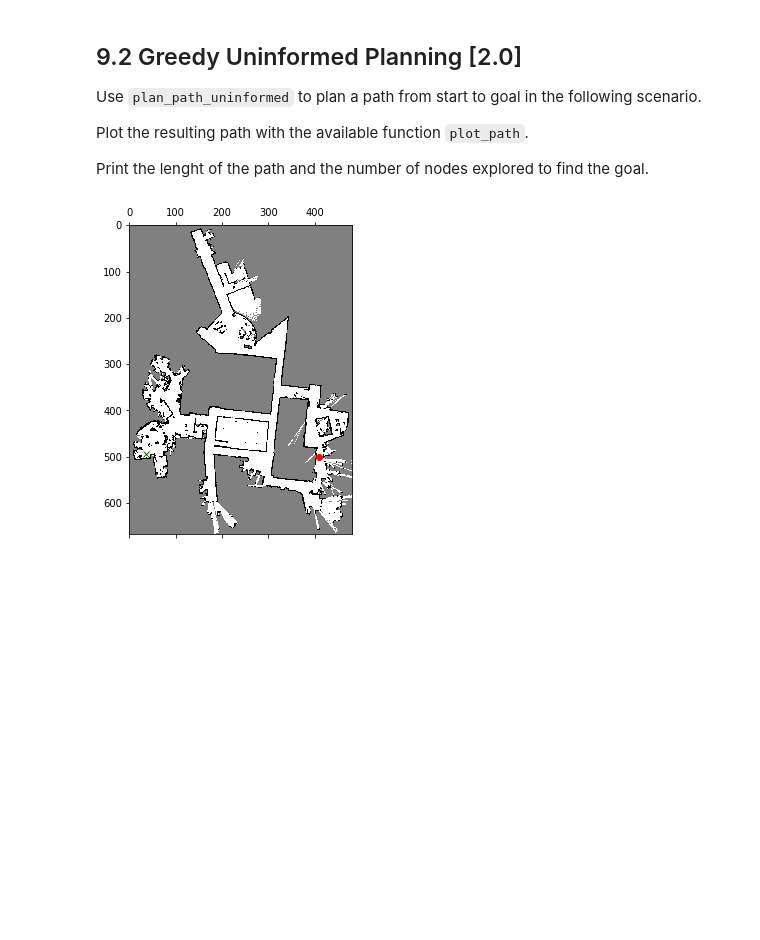
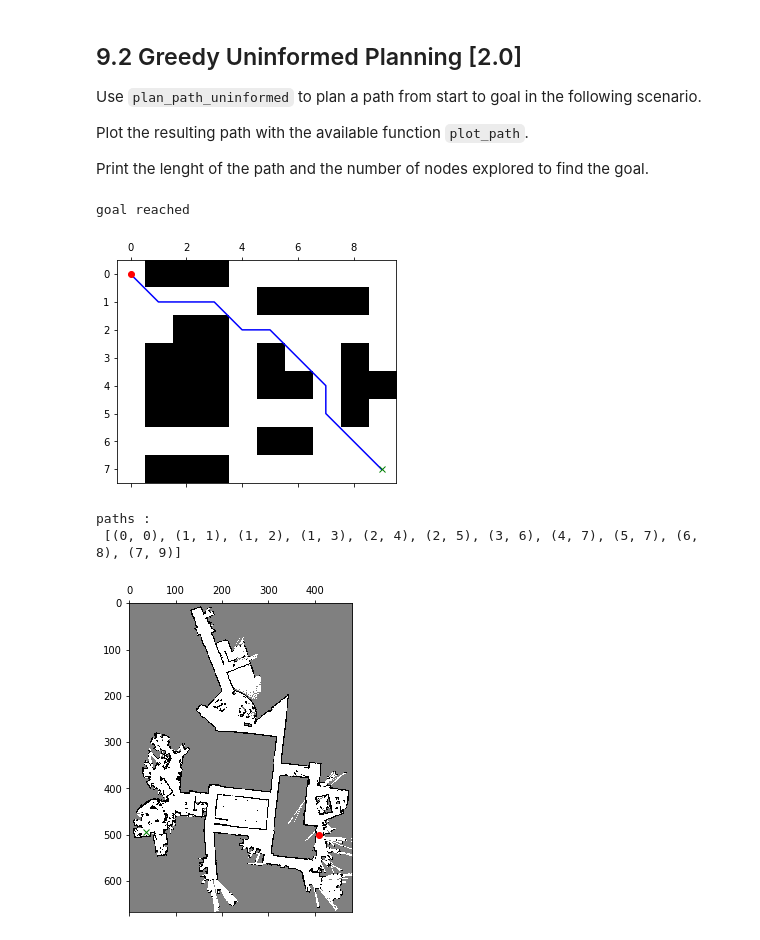
Before and after one commit to abdulahad01/mobileRobotics, a Jupyter notebook: 2020-mobilerobotics-online-ex09-planning/ex9.ipynb, the cells around one changed output. Drawn from its saved outputs; the diff is of its cells as text; code cells hidden in the pictures; blank space fills up the shorter version.

Commit message:
completed the greedy search and a start path planners

```diff
--- a/2020-mobilerobotics-online-ex09-planning/ex9.ipynb
+++ b/2020-mobilerobotics-online-ex09-planning/ex9.ipynb
@@ -33,6 +33,28 @@ Use `plan_path_uninformed` to plan a path from start to goal in the following sc
 Plot the resulting path with the available function `plot_path`.
 
 Print the lenght of the path and the number of nodes explored to find the goal.
+# %%
+grid = np.array([
+    [1,0,0,0,1,1,1,1,1,1],
+    [1,1,1,1,1,0,0,0,0,1],
+    [1,0,0,0,1,1,1,1,1,1],
+    [1,0,0,0,1,0,1,1,0,1],
+    [1,0,0,0,1,0,0,1,0,0],
+    [1,0,0,0,1,1,1,1,0,1],
+    [1,1,1,1,1,0,0,1,1,1],
+    [1,0,0,0,1,1,1,1,1,1]])
+grid[2,1] = 1
+x_start =np.array([0,0])
+x_goal = np.array([grid.shape[0]-1,grid.shape[1]-1])
+
+paths = ex.plan_path_uninformed(x_start,x_goal,grid)
+ex.plot_path(np.array(paths), x_start, x_goal,grid)
+print("paths : \n",paths)
+# %% [output]
+goal reached
+[figure, added]
+paths :
+ [(0, 0), (1, 1), (1, 2), (1, 3), (2, 4), (2, 5), (3, 6), (4, 7), (5, 7), (6, 8), (7, 9)]
 # %%
 M = mpimg.imread('Map.png')
 
```
Also changed, not shown: parts of 11 cells of this notebook, 3 other files.
